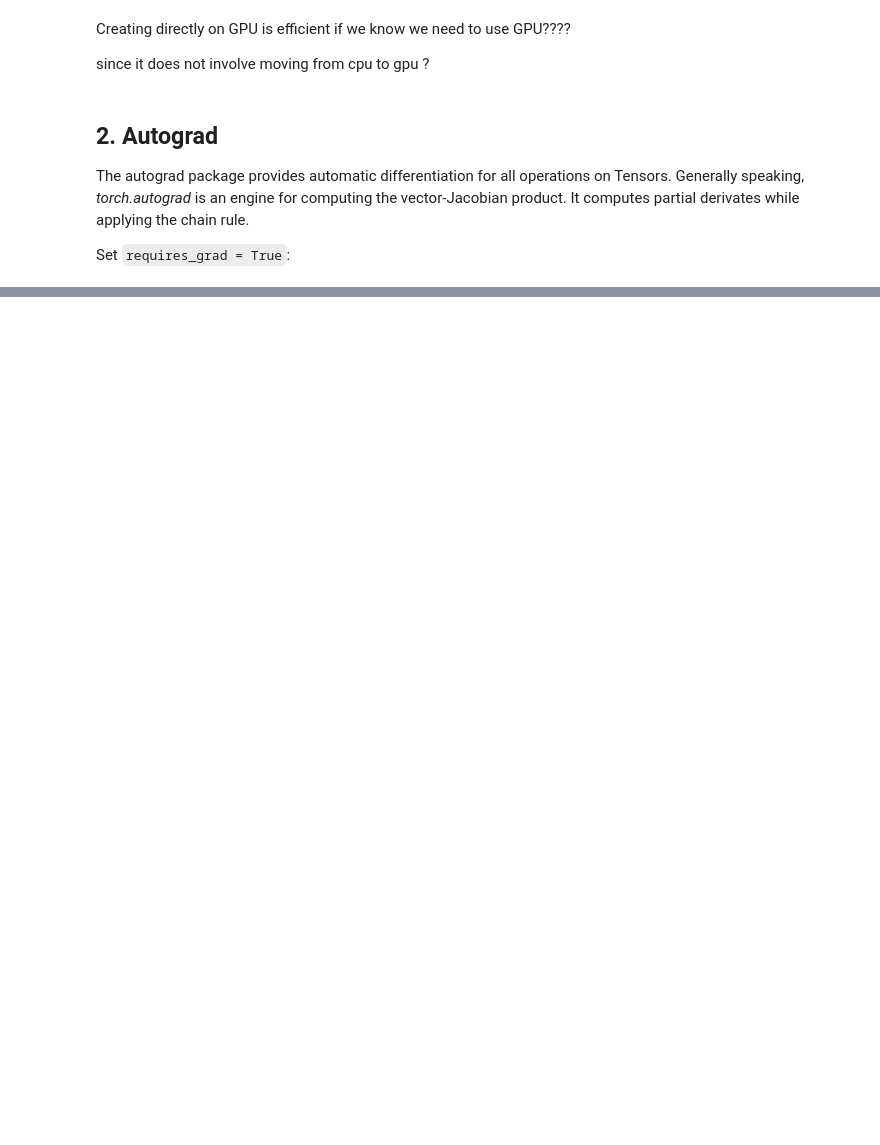
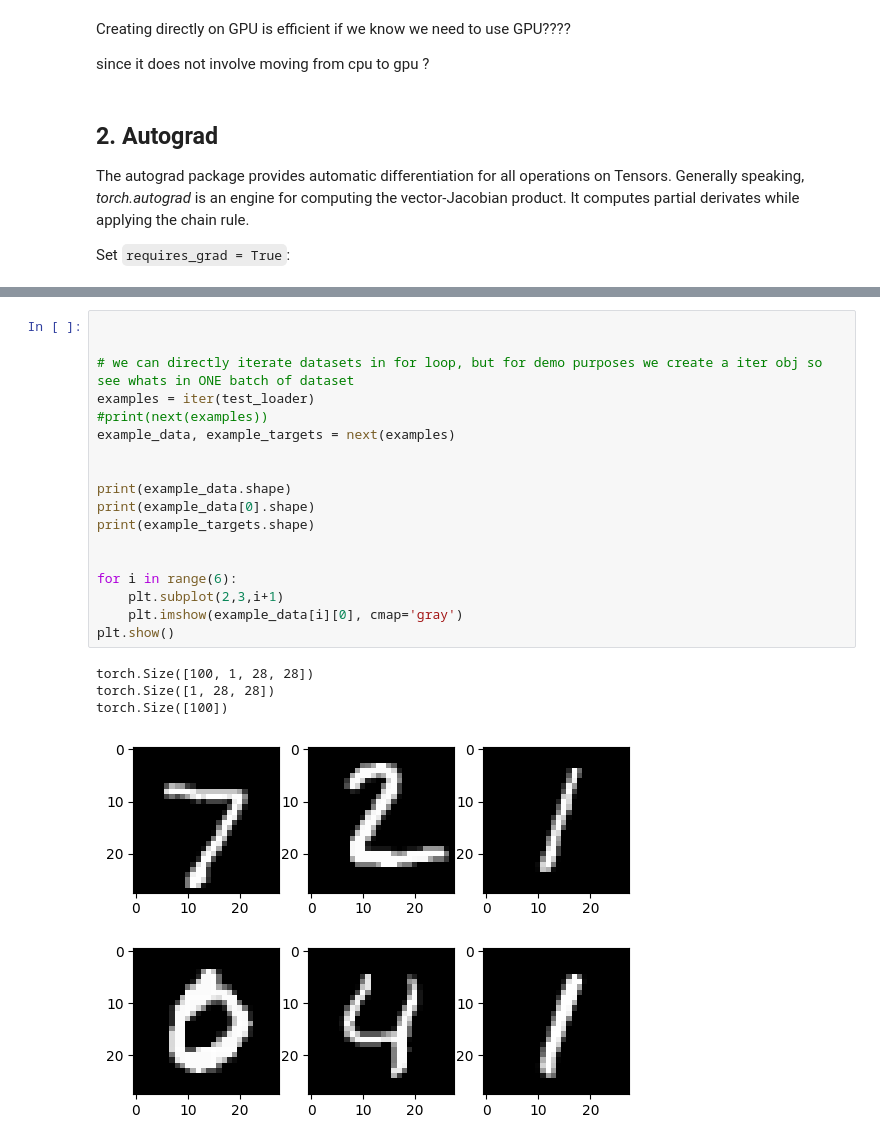
Before and after one commit to Ramkuchana/RevisingConcepts, a Jupyter notebook: RevisingPyTorch.ipynb, the cells around one changed output, grey strips where cells are left out. Saved outputs shown, nothing was run; the diff lists cells and outputs as text; blank space fills up the shorter version.

```diff
--- a/RevisingPyTorch.ipynb
+++ b/RevisingPyTorch.ipynb
@@ -932,0 +794,23 @@ Accuracy of the loaded model: 71.29 %
+# %%
+
+
+# we can directly iterate datasets in for loop, but for demo purposes we create a iter obj so see whats in ONE batch of dataset
+examples = iter(test_loader)
+#print(next(examples))
+example_data, example_targets = next(examples)
+
+
+print(example_data.shape)
+print(example_data[0].shape)
+print(example_targets.shape)
+
+
+for i in range(6):
+    plt.subplot(2,3,i+1)
+    plt.imshow(example_data[i][0], cmap='gray')
+plt.show()
+# %% [output]
+torch.Size([100, 1, 28, 28])
+torch.Size([1, 28, 28])
+torch.Size([100])
+[figure, added]
```
Also changed, not shown: parts of 43 cells of this notebook.
